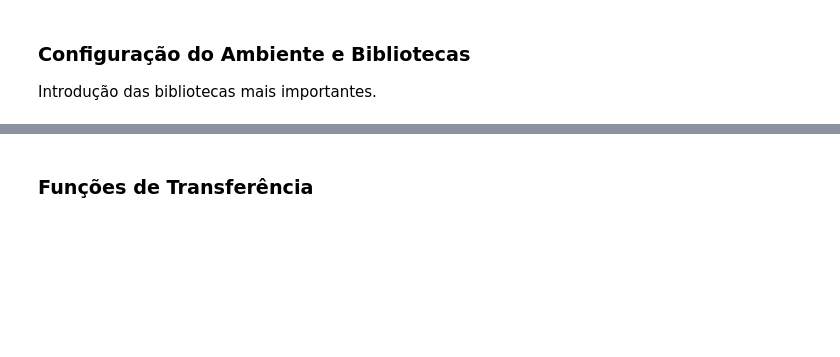
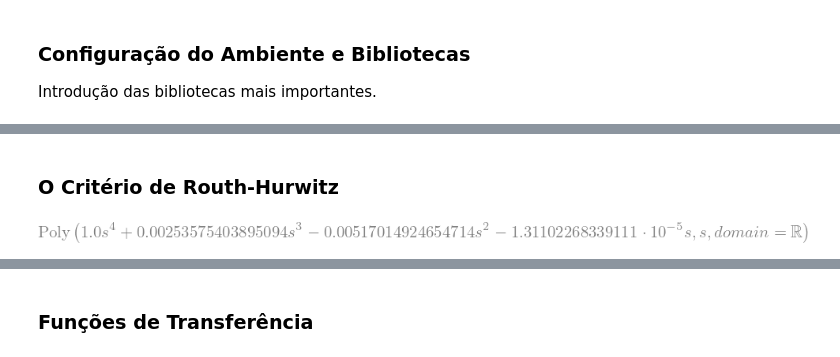
Before and after one commit to lucascarvalho10/pme3481, a Jupyter notebook: modelo_dinamico/resposta_em_frequencia.ipynb, the cells around one changed output, grey strips where cells are left out. Cells and saved outputs as stored; diff of their text form; code cells hidden in the pictures; blank space fills up the shorter version.

```diff
--- a/modelo_dinamico/resposta_em_frequencia.ipynb
+++ b/modelo_dinamico/resposta_em_frequencia.ipynb
@@ -18,0 +45,27 @@ warnings.filterwarnings('ignore')
+# %%
+# X = [x,y,theta,xp,yp,thetap]
+# Xp = [xp,yp,thetap,xpp,ypp,thetapp]
+A = np.array([[0, 0, 0, 1],
+              [(1/M)*((1/2)*dar*Cd*Vxlin**2*L*Df), (1/M)*(Vxlin *dar*Cd*((Df/2)**2*np.pi)), 0, 0],
+              [(1/M)*(-M*g+(1/2)*Vxlin**2*dar*Cd*(np.pi*(Df/2)**2)), 0, 0, 0],
+              [(1/Izz)*((1/2)*Vxlin**2*dar*Xpe*Cd*(np.pi*(Df/2)**2)), 0, 0, 0]])
+
+B = np.array([[0, 0],
+              [1/M, 0],
+              [0, -Tlin/M],
+              [0, -Tlin*Xcm/Izz]])
+
+C = np.array([[ 1, 0, 0, 0],
+              [ 0, 1, 0, 0],
+              [ 0, 0, 1, 0],
+              [ 0, 0, 0, 1]])
+
+D = np.array([[ 0, 0],
+              [ 0, 0],
+              [ 0, 0],
+              [ 0, 0]])
+
+cont = ctrl.StateSpace(A, B, C, D)
+
+sys = ctrl.ss(A, B, C, D)
+sys
@@ -18,0 +119,9 @@ warnings.filterwarnings('ignore')
+# %% [markdown]
+### O Critério de Routh-Hurwitz
+# %%
+# Calcula o polinômio característico
+char_poly = sy.Poly(np.poly(A), s)
+# char_poly = sy.Poly(np.poly(A.ravel()), s)
+char_poly
+# %% [output]
+[figure, added]
```
Also changed, not shown: parts of 24 cells of this notebook, 1 other file.
